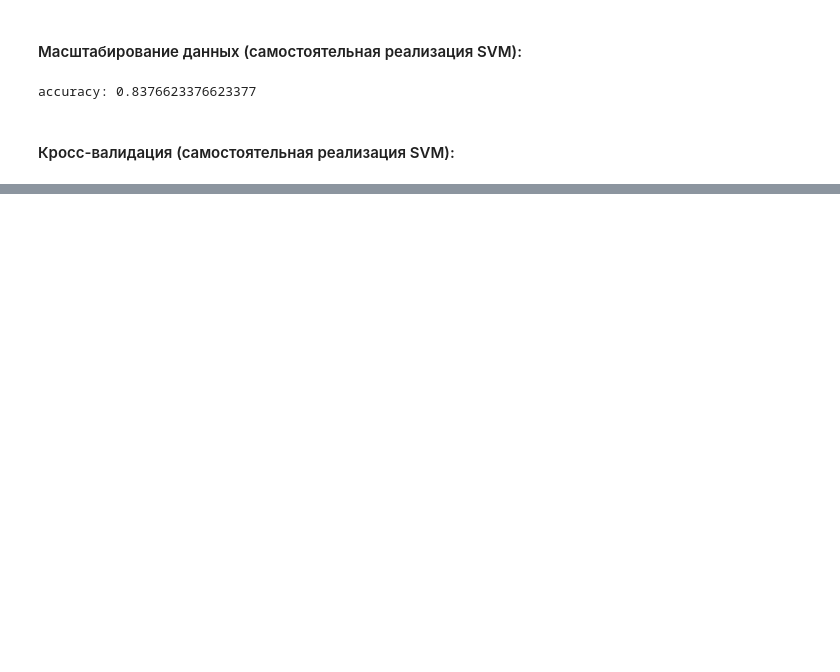
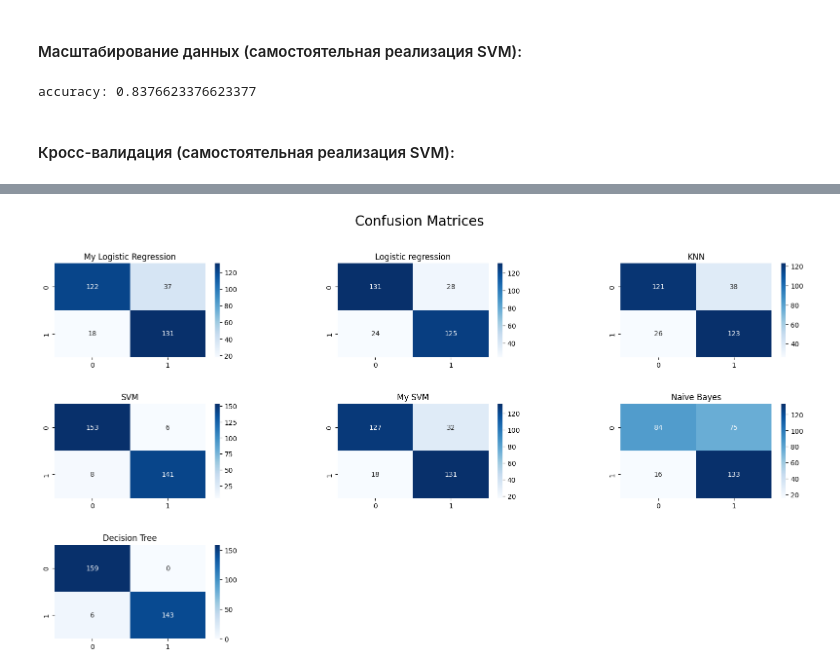
Before and after one commit to daniil-steperev/-SPBU-Machine-Learning-Homework, a Jupyter notebook: [Task2] Classification/Classification.ipynb, the cells around one changed output, grey strips where cells are left out. Drawn from its saved outputs; the diff is of its cells as text; code cells hidden in the pictures; blank space fills up the shorter version.

```diff
--- a/[Task2] Classification/Classification.ipynb
+++ b/[Task2] Classification/Classification.ipynb
@@ -1315,7 +1315,8 @@ plt.show()
 Самостоятельно реализуем метод классификации SVM:
 # %%
 def calculate_shift_condition(tmp_y, tmp_x, x_index, w, b):
-    tmp_shift_val = (np.dot(tmp_x, w) - b)
+    tmp_convererted_x = np.asarray(tmp_x, dtype='float64')
+    tmp_shift_val = (np.dot(tmp_convererted_x, w) - b)
     return tmp_y[x_index] * tmp_shift_val >= 1
 
 def svm_iteration(i, x, tmp_y, alpha, w, b):
@@ -1427,0 +1449,39 @@ ValueError: too many values to unpack (expected 2)
+# %%
+from sklearn.metrics import confusion_matrix
+
+plt.figure(figsize=(20, 10))
+
+plt.suptitle('Confusion Matrices', fontsize = 20)
+plt.subplots_adjust(wspace = 0.5, hspace = 0.5)
+
+plt.subplot(3, 3, 1)
+plt.title("My Logistic Regression")
+sns.heatmap(confusion_matrix(y_test, y_pred_regression), cmap='Blues', annot=True, fmt='d')
+
+plt.subplot(3, 3, 2)
+plt.title("Logistic regression")
+sns.heatmap(confusion_matrix(y_test, y_pred_lib_regression), cmap='Blues', annot=True, fmt='d')
+
+plt.subplot(3, 3, 3)
+plt.title("KNN")
+sns.heatmap(confusion_matrix(y_test, y_pred_knn), cmap='Blues', annot=True, fmt='d')
+
+plt.subplot(3, 3, 4)
+plt.title("SVM")
+sns.heatmap(confusion_matrix(y_test, y_pred_svm), cmap='Blues', annot=True, fmt='d')
+
+plt.subplot(3, 3, 5)
+plt.title("My SVM")
+sns.heatmap(confusion_matrix(y_test, y_pred_svm_impl), cmap="Blues", annot=True, fmt="d")
+
+plt.subplot(3, 3, 6)
+plt.title("Naive Bayes")
+sns.heatmap(confusion_matrix(y_test, y_pred_nb), cmap='Blues', annot=True, fmt='d')
+
+plt.subplot(3, 3, 7)
+plt.title("Decision Tree")
+sns.heatmap(confusion_matrix(y_test, y_pred_dt), cmap='Blues', annot=True, fmt='d')
+
+plt.show()
+# %% [output]
+[figure, added]
```
Also changed, not shown: parts of 13 cells of this notebook.
